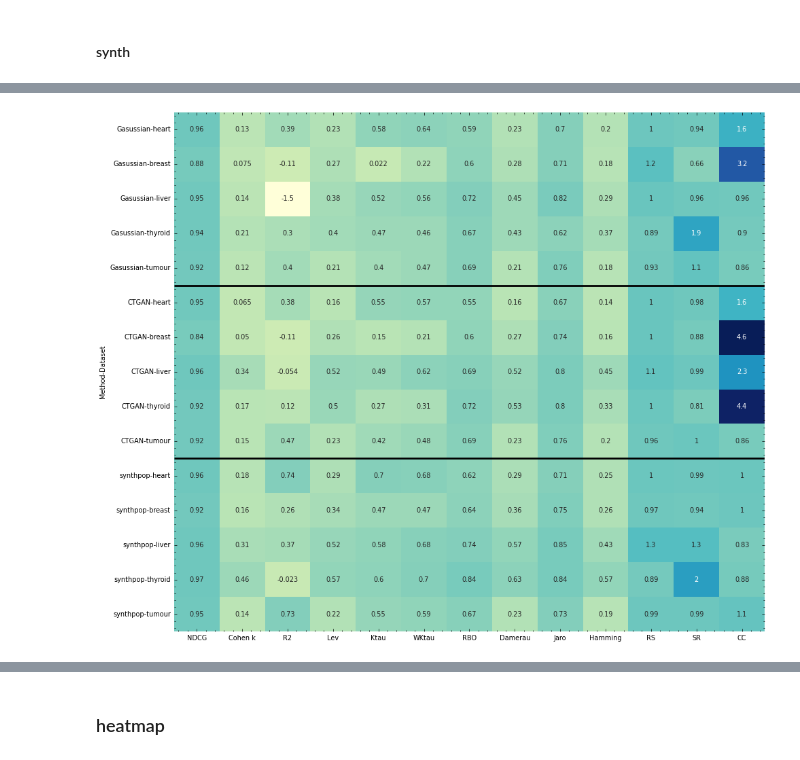
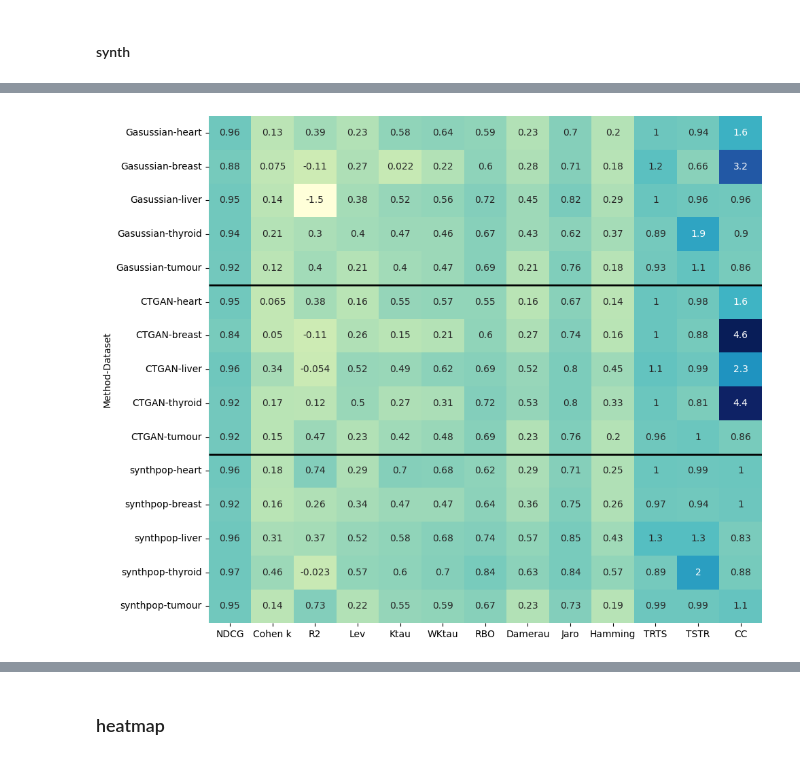
Before and after one commit to joofio/tabular-dataset-similarity, a Jupyter notebook: old/Final - Viz.ipynb, the cells around one changed output, grey strips where cells are left out. Saved outputs shown, nothing was run; the diff lists cells and outputs as text; code cells hidden in the pictures.

```diff
--- a/Final - Viz.ipynb
+++ b/old/Final - Viz.ipynb
@@ -574,9 +652,23 @@ bardata_gaussian
 | 3 | 0.935357 | 0.208333 | 0.298321 | 0.400000 | 0.466667 | 0.463504 | 0.672222 | ... |
 | 4 | 0.915474 | 0.125000 | 0.399855 | 0.212418 | 0.397059 | 0.470384 | 0.688270 | ... |
 # %%
-#df_avg = (df1 + df2 + df3) / 3
+# df_avg = (df1 + df2 + df3) / 3
 df_combined = pd.concat([bardata_gaussian, bardata_ctgan, bardata], ignore_index=True)
 df_combined
-df_combined.columns=["NDCG","Cohen k","R2","Lev","Ktau","WKtau","RBO","Damerau","Jaro","Hamming","RS","SR","CC"]
+df_combined.columns = [
+    "NDCG",
+    "Cohen k",
+    "R2",
+    "Lev",
+    "Ktau",
+    "WKtau",
+    "RBO",
+    "Damerau",
+    "Jaro",
+    "Hamming",
+    "TRTS",
+    "TSTR",
+    "CC",
+]
 df_combined
 # %% [output]
@@ -599,47 +691,62 @@ df_combined
 # %%
 import seaborn as sns
 import pandas as pd
 import matplotlib.pyplot as plt
 
-df_combined_heatmap=df_combined.copy()
+df_combined_heatmap = df_combined.copy()
 
 # Add categorical columns for the method and dataset
-methods = ['Gasussian'] * 5 + ['CTGAN'] * 5 + ['synthpop'] * 5  # For methods
-datasets = ['heart', 'breast', 'liver', 'thyroid', 'tumour', 'heart', 'breast', 'liver', 'thyroid', 'tumour',
-            'heart', 'breast', 'liver', 'thyroid', 'tumour']  # For datasets
+methods = ["Gasussian"] * 5 + ["CTGAN"] * 5 + ["synthpop"] * 5  # For methods
+datasets = [
+    "heart",
+    "breast",
+    "liver",
+    "thyroid",
+    "tumour",
+    "heart",
+    "breast",
+    "liver",
+    "thyroid",
+    "tumour",
+    "heart",
+    "breast",
+    "liver",
+    "thyroid",
+    "tumour",
+]  # For datasets
 
 # Adding the method and dataset columns
-df_combined_heatmap['Method'] = methods
-df_combined_heatmap['Dataset'] = datasets
+df_combined_heatmap["Method"] = methods
+df_combined_heatmap["Dataset"] = datasets
 
 # Set the index to Method and Dataset so you can visualize it more easily
-df_combined_heatmap.set_index(['Method', 'Dataset'], inplace=True)
+df_combined_heatmap.set_index(["Method", "Dataset"], inplace=True)
 
 # Now create a heatmap for the values (dropping the method/dataset columns)
 plt.figure(figsize=(10, 8))
 
 # Create the heatmap
-ax=sns.heatmap(df_combined_heatmap, annot=True, cmap="YlGnBu",cbar=False)
+ax = sns.heatmap(df_combined_heatmap, annot=True, cmap="YlGnBu", cbar=False)
 # Remove the ticks
-#ax.set_xticks([])
-#ax.set_yticks([])
+# ax.set_xticks([])
+# ax.set_yticks([])
 
 # Add horizontal lines every 5 rows
 for i in range(5, len(df_combined_heatmap), 5):
-    ax.hlines(i, *ax.get_xlim(), color='black', lw=2)
+    ax.hlines(i, *ax.get_xlim(), color="black", lw=2)
 
 
 # Rotate x-ticks for better readability
-#plt.xticks(rotation=90)
-#plt.yticks(rotation=0)  # Keep y-ticks horizontal
+# plt.xticks(rotation=90)
+# plt.yticks(rotation=0)  # Keep y-ticks horizontal
 
 # Show the heatmap
 plt.tight_layout()
-plt.savefig("Viz/heatmap-synth.png", bbox_inches='tight')
+plt.savefig("Viz/heatmap-synth.png", bbox_inches="tight")
 
 plt.show()
 # %% [output]
-[figure, old version]
+[figure, new version]
 # %%
 import seaborn as sns
 import matplotlib.pyplot as plt
```
Also changed, not shown: parts of 40 cells of this notebook, 46 other files.
